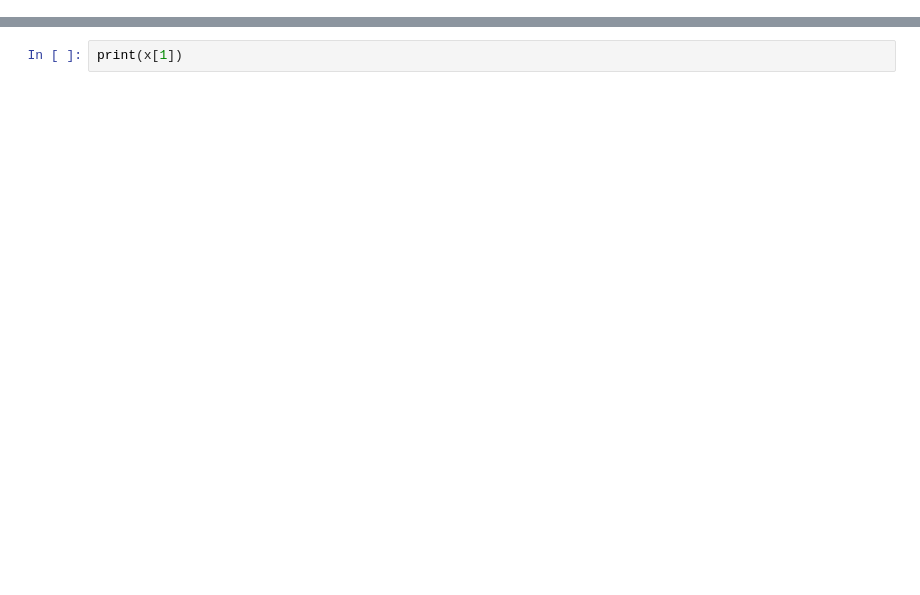
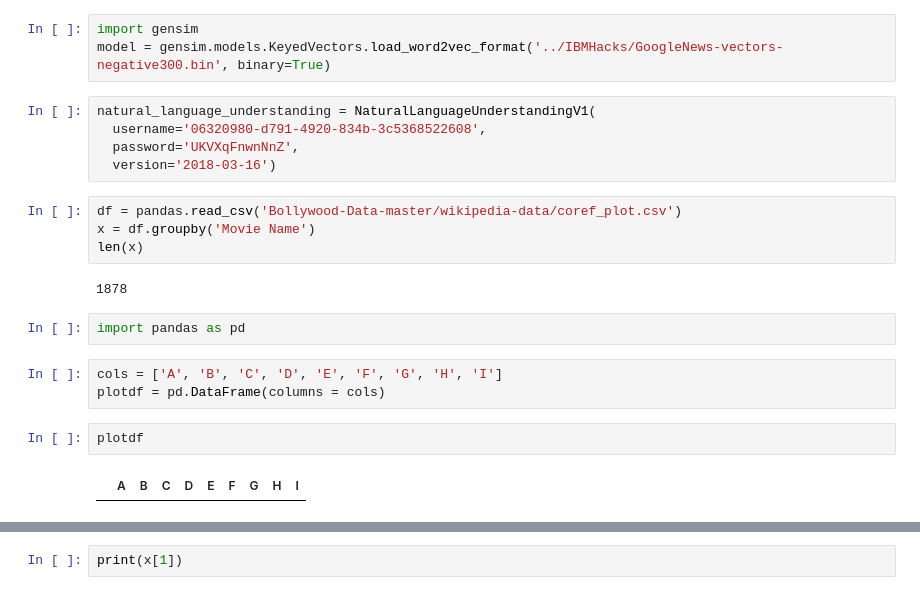
Before and after one commit to AbhilashRN/Walrus, a Jupyter notebook: concept.ipynb, the cells around one changed output, grey strips where cells are left out. Drawn from its saved outputs; the diff is of its cells as text; blank space fills up the shorter version.

```diff
--- a/concept.ipynb
+++ b/concept.ipynb
@@ -59,0 +55,23 @@ for i  in range(0,len(y)):
+# %%
+import gensim
+model = gensim.models.KeyedVectors.load_word2vec_format('../IBMHacks/GoogleNews-vectors-negative300.bin', binary=True)
+# %%
+natural_language_understanding = NaturalLanguageUnderstandingV1(
+  username='06320980-d791-4920-834b-3c5368522608',
+  password='UKVXqFnwnNnZ',
+  version='2018-03-16')
+# %%
+df = pandas.read_csv('Bollywood-Data-master/wikipedia-data/coref_plot.csv')
+x = df.groupby('Movie Name')
+len(x)
+# %% [output]
+1878
+# %%
+import pandas as pd
+# %%
+cols = ['A', 'B', 'C', 'D', 'E', 'F', 'G', 'H', 'I']
+plotdf = pd.DataFrame(columns = cols)
+# %%
+plotdf
+# %% [output]
+|  | A | B | C | D | E | F | G | H | I |
```
Also changed, not shown: parts of 23 cells of this notebook, 4 other files.
